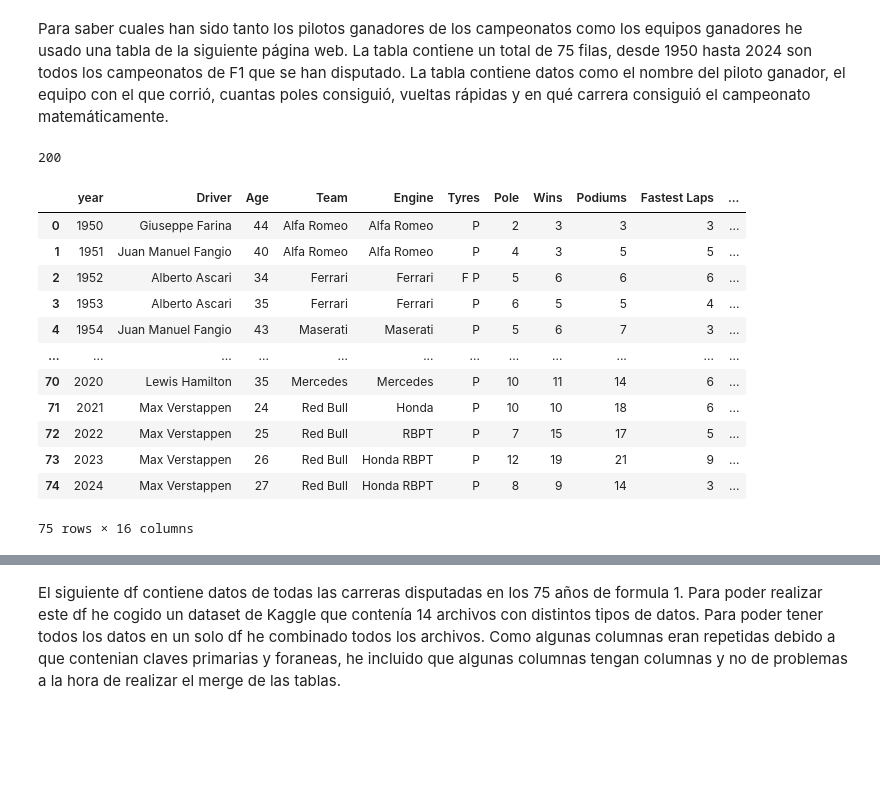
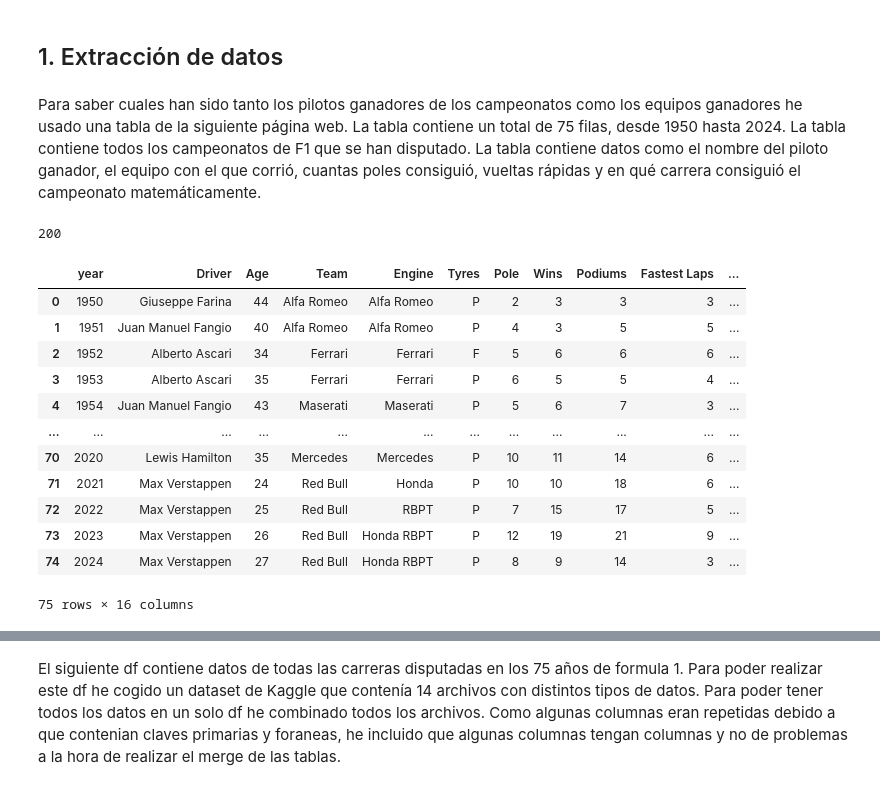
Before and after one commit to jacobo010/EDA_F1_Analysis, a Jupyter notebook: src/notebooks/primer_notebook.ipynb, the cells around one changed output, grey strips where cells are left out. Drawn from its saved outputs; the diff is of its cells as text; code cells hidden in the pictures; blank space fills up the shorter version.

Commit message:
segundo notebook: análisis de datos con gráficas

```diff
--- a/src/notebooks/primer_notebook.ipynb
+++ b/src/notebooks/primer_notebook.ipynb
@@ -9,4 +8,6 @@ import sqlite3
+# %% [markdown]
+## 1. Extracción de datos
 # %% [markdown]
-Para saber cuales han sido tanto los pilotos ganadores de los campeonatos como los equipos ganadores he usado una tabla de la siguiente página web. La tabla contiene un total de 75 filas, desde 1950 hasta 2024 son todos los campeonatos de F1 que se han disputado. La tabla contiene datos como el nombre del piloto ganador, el equipo con el que corrió, cuantas poles consiguió, vueltas rápidas y en qué carrera consiguió el campeonato matemáticamente.
+Para saber cuales han sido tanto los pilotos ganadores de los campeonatos como los equipos ganadores he usado una tabla de la siguiente página web. La tabla contiene un total de 75 filas, desde 1950 hasta 2024. La tabla contiene todos los campeonatos de F1 que se han disputado. La tabla contiene datos como el nombre del piloto ganador, el equipo con el que corrió, cuantas poles consiguió, vueltas rápidas y en qué carrera consiguió el campeonato matemáticamente.
 # %%
 url = "https://en.wikipedia.org/wiki/List_of_Formula_One_World_Drivers%27_Champions"
@@ -19,13 +19,9 @@ print(response.status_code)
 # Extraer tabla de datos de los ganadores de cada año.
 url = "https://en.wikipedia.org/wiki/List_of_Formula_One_World_Drivers%27_Champions"
 
-response = requests.get(url)
 soup = BeautifulSoup(response.text, "html.parser")
-
-table = soup.find("table", {"class": "wikitable sortable"})
-
-filas = table.find_all("tr")
-
+tabla = soup.find("table", {"class": "wikitable sortable"})
+filas = tabla.find_all("tr")
 data = []
 
 for fila in filas[1:]:  # Ignora la primera fila que es el encabezado
@@ -43,34 +39,36 @@ for fila in filas[1:]:  # Ignora la primera fila que es el encabezado
         podiums = cols[8].text.strip()
         fastest_laps = cols[9].text.strip()
         points = cols[10].text.strip()
         percent_points = cols[11].text.strip()
         clinched = cols[12].text.strip()
         rounds_remaining = cols[13].text.strip()
         margin = cols[14].text.strip()
         percent_margin = cols[15].text.strip()
 
         data.append([year, driver, age, team, engine, tyres, pole, wins,
                      podiums, fastest_laps, points, percent_points, clinched,
                      rounds_remaining, margin, percent_margin])
 
 df_temporadas_f1 = pd.DataFrame(data, columns=[
     "year", "Driver", "Age", "Team", "Engine", "Tyres", "Pole",
     "Wins", "Podiums", "Fastest Laps", "Points", "% Points", "Clinched",
     "# of Rounds Remaining", "Margin", "% Margin"
 ])
 
 # Eliminar los corchetes y contenido de las columnas que tienen corchetes para limpiar los datos.
 for column in df_temporadas_f1.columns:
     for index in range(len(df_temporadas_f1)):
         df_temporadas_f1.at[index, column] = re.sub(r'\[.*?\]', '', str(df_temporadas_f1.at[index, column]))
 
 df_temporadas_f1["year"] = pd.to_numeric(df_temporadas_f1["year"])
+df_temporadas_f1.loc[df_temporadas_f1["Tyres"] == "F P", "Tyres"] = "F"
+df_temporadas_f1.loc[df_temporadas_f1["Tyres"] == "M G", "Tyres"] = "G"
 df_temporadas_f1
 # %% [output]
 |  | year | Driver | Age | Team | Engine | Tyres | Pole | Wins | Podiums | Fastest Laps | ... |
 | 0 | 1950 | Giuseppe Farina | 44 | Alfa Romeo | Alfa Romeo | P | 2 | 3 | 3 | 3 | ... |
 | 1 | 1951 | Juan Manuel Fangio | 40 | Alfa Romeo | Alfa Romeo | P | 4 | 3 | 5 | 5 | ... |
-| 2 | 1952 | Alberto Ascari | 34 | Ferrari | Ferrari | F P | 5 | 6 | 6 | 6 | ... |
+| 2 | 1952 | Alberto Ascari | 34 | Ferrari | Ferrari | F | 5 | 6 | 6 | 6 | ... |
 | 3 | 1953 | Alberto Ascari | 35 | Ferrari | Ferrari | P | 6 | 5 | 5 | 4 | ... |
 | 4 | 1954 | Juan Manuel Fangio | 43 | Maserati | Maserati | P | 5 | 6 | 7 | 3 | ... |
 | ... | ... | ... | ... | ... | ... | ... | ... | ... | ... | ... | ... |
```
Also changed, not shown: parts of 14 cells of this notebook, 19 other files.
